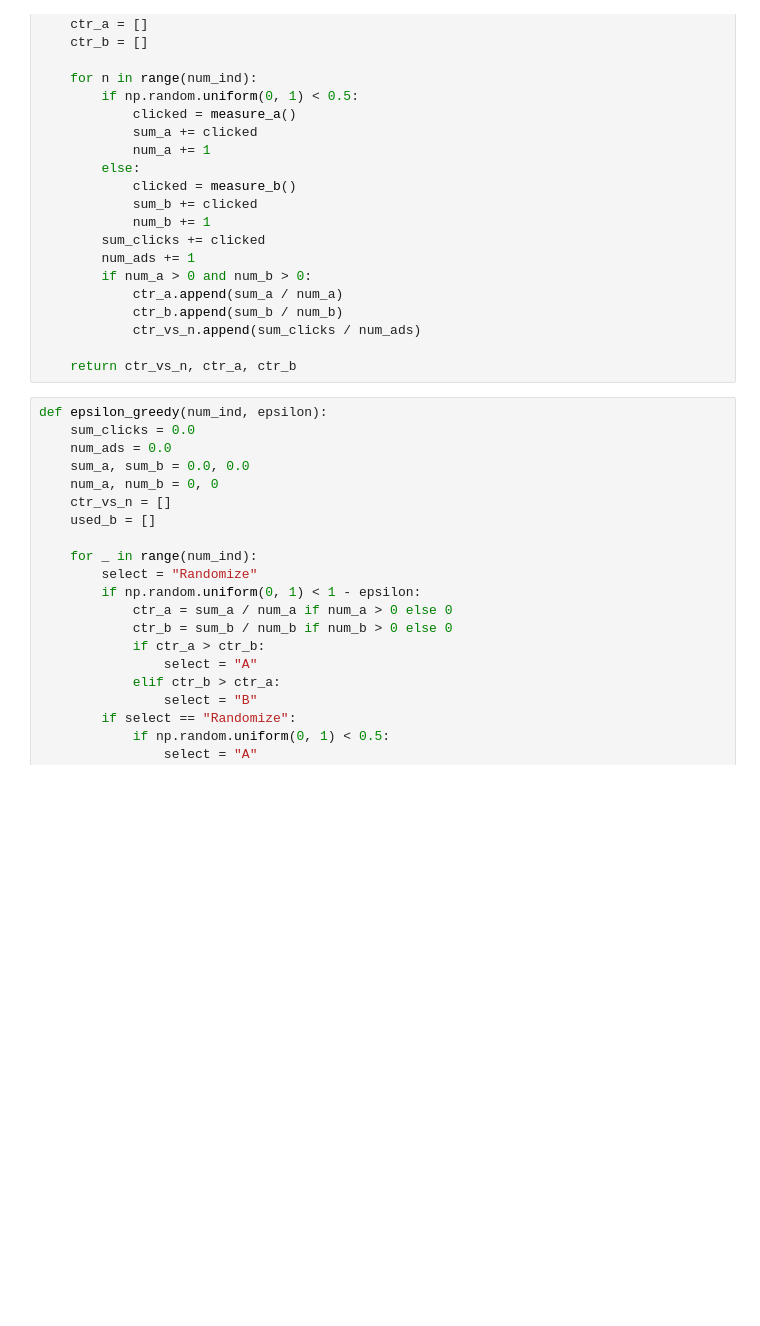
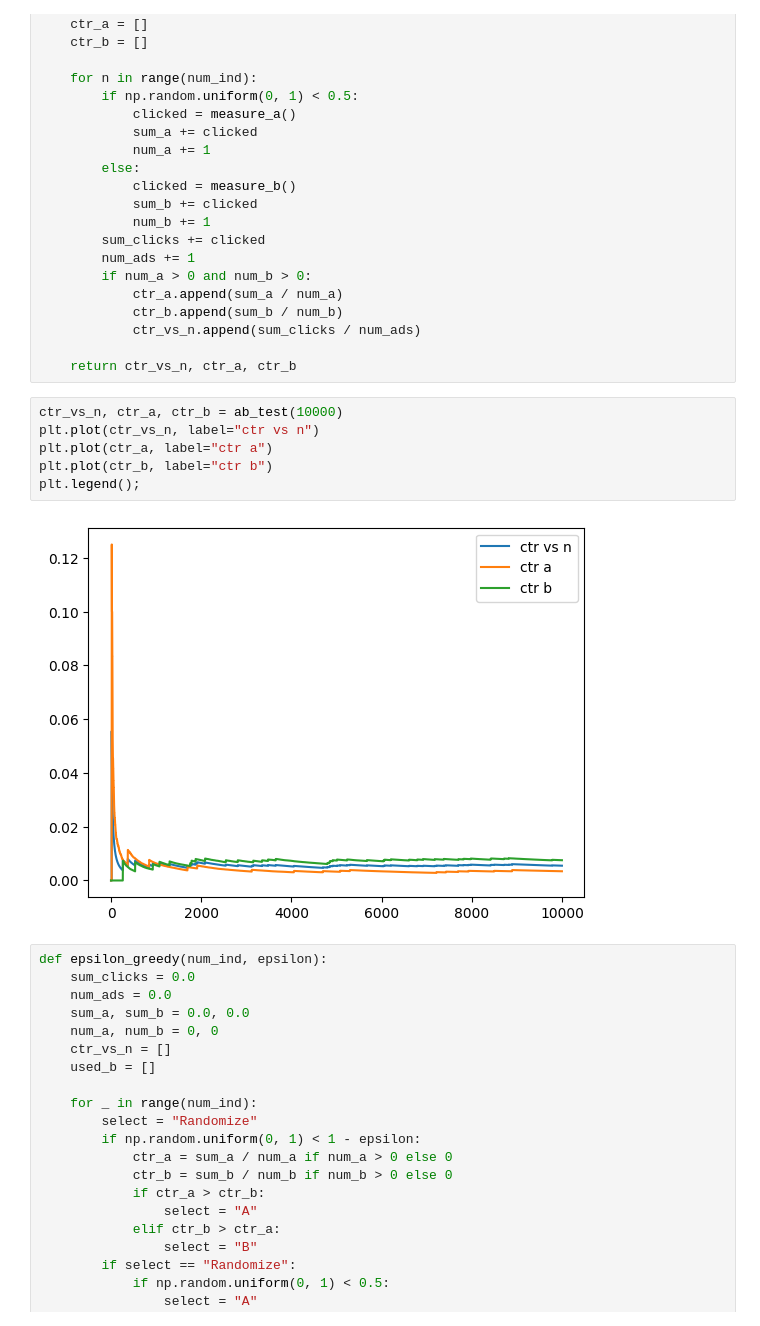
Before and after one commit to alextanhongpin/python-experimentation-for-engineers, a Jupyter notebook: 03_multi_armed_bandit.ipynb, the cells around one changed output. Saved outputs shown, nothing was run; the diff lists cells and outputs as text; blank space fills up the shorter version.

```diff
--- a/03_multi_armed_bandit.ipynb
+++ b/03_multi_armed_bandit.ipynb
@@ -134,6 +136,14 @@ def ab_test(num_ind):
             ctr_vs_n.append(sum_clicks / num_ads)
 
     return ctr_vs_n, ctr_a, ctr_b
+# %%
+ctr_vs_n, ctr_a, ctr_b = ab_test(10000)
+plt.plot(ctr_vs_n, label="ctr vs n")
+plt.plot(ctr_a, label="ctr a")
+plt.plot(ctr_b, label="ctr b")
+plt.legend();
+# %% [output]
+[figure, added]
 # %%
 def epsilon_greedy(num_ind, epsilon):
     sum_clicks = 0.0
```
Also changed, not shown: parts of 29 cells of this notebook, 7 other files.
